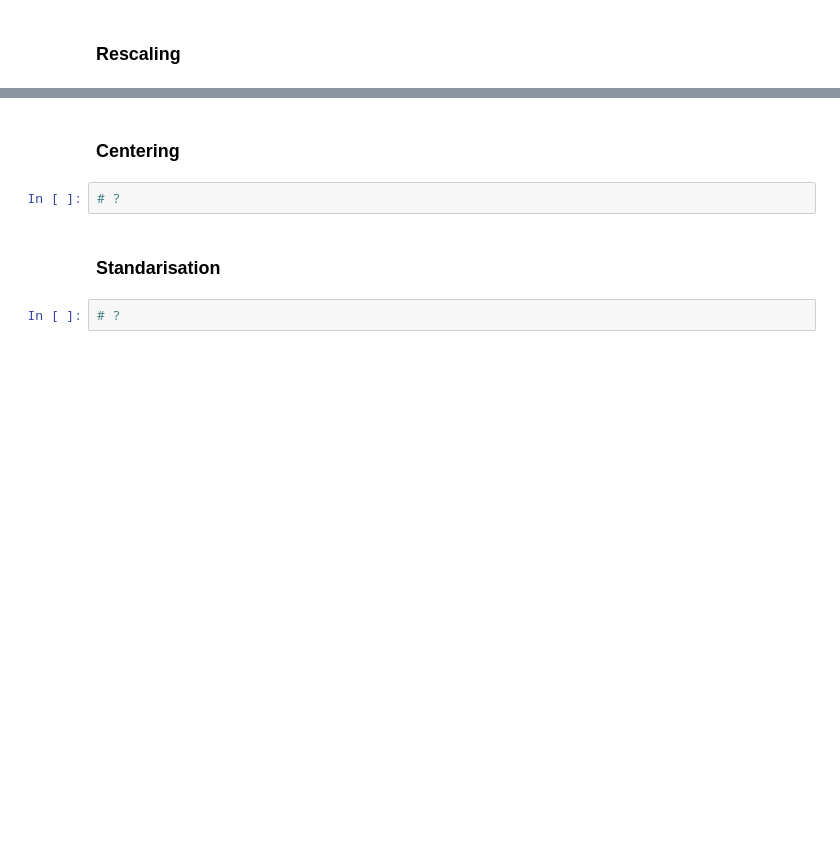
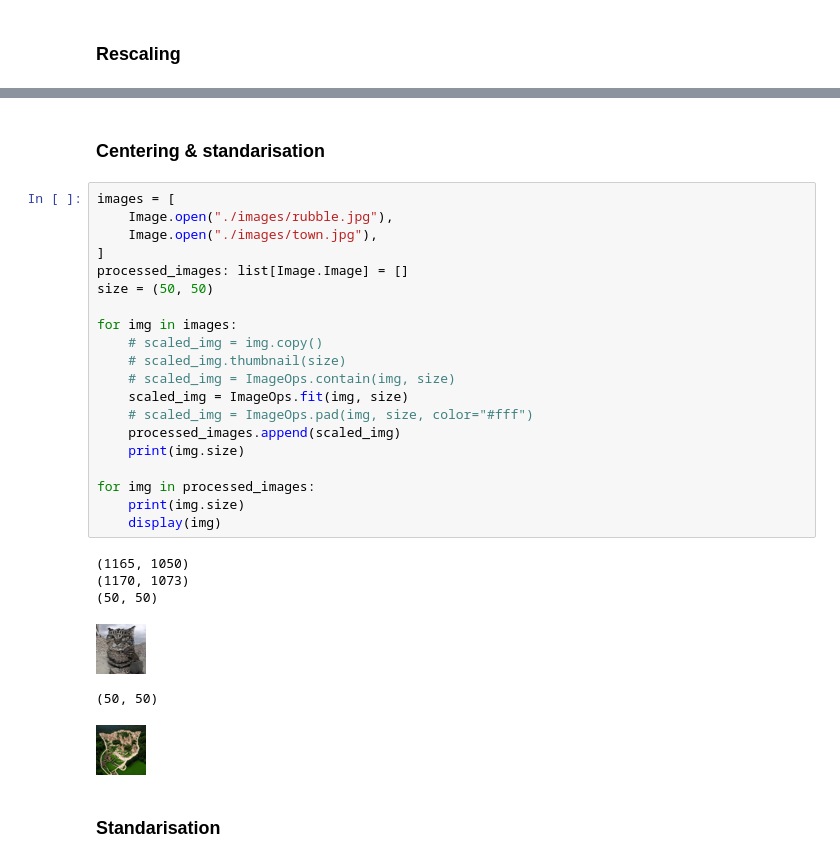
Before and after one commit to krzkro4122/uj, a Jupyter notebook: deep-learning/1/2-image-management.ipynb, the cells around one changed output, grey strips where cells are left out. Saved outputs shown, nothing was run; the diff lists cells and outputs as text; blank space fills up the shorter version.

```diff
--- a/deep-learning/1/2-image-management.ipynb
+++ b/deep-learning/1/2-image-management.ipynb
@@ -74,8 +74,31 @@ scaled_image.resize(size)
 # %% [markdown]
-### Centering
+### Centering & standarisation
-# %%
-# ?
+# %%
+images = [
+    Image.open("./images/rubble.jpg"),
+    Image.open("./images/town.jpg"),
+]
+processed_images: list[Image.Image] = []
+size = (50, 50)
+
+for img in images:
+    # scaled_img = img.copy()
+    # scaled_img.thumbnail(size)
+    # scaled_img = ImageOps.contain(img, size)
+    scaled_img = ImageOps.fit(img, size)
+    # scaled_img = ImageOps.pad(img, size, color="#fff")
+    processed_images.append(scaled_img)
+    print(img.size)
+
+for img in processed_images:
+    print(img.size)
+    display(img)
+# %% [output]
+(1165, 1050)
+(1170, 1073)
+(50, 50)
+[figure, added]
+(50, 50)
+[figure, added]
 # %% [markdown]
 ### Standarisation
-# %%
-# ?
```
Also changed, not shown: parts of 7 cells of this notebook, 4 other files.
